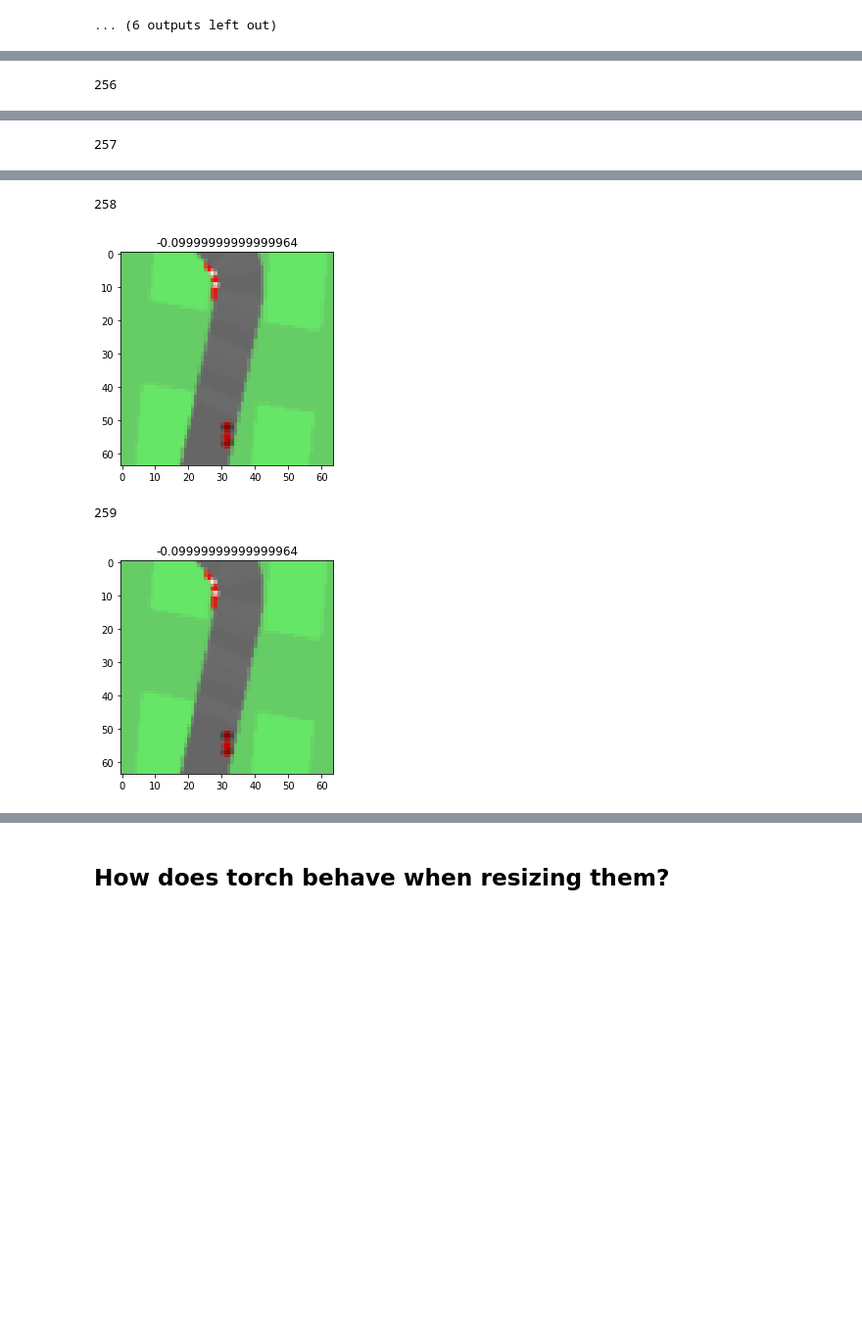
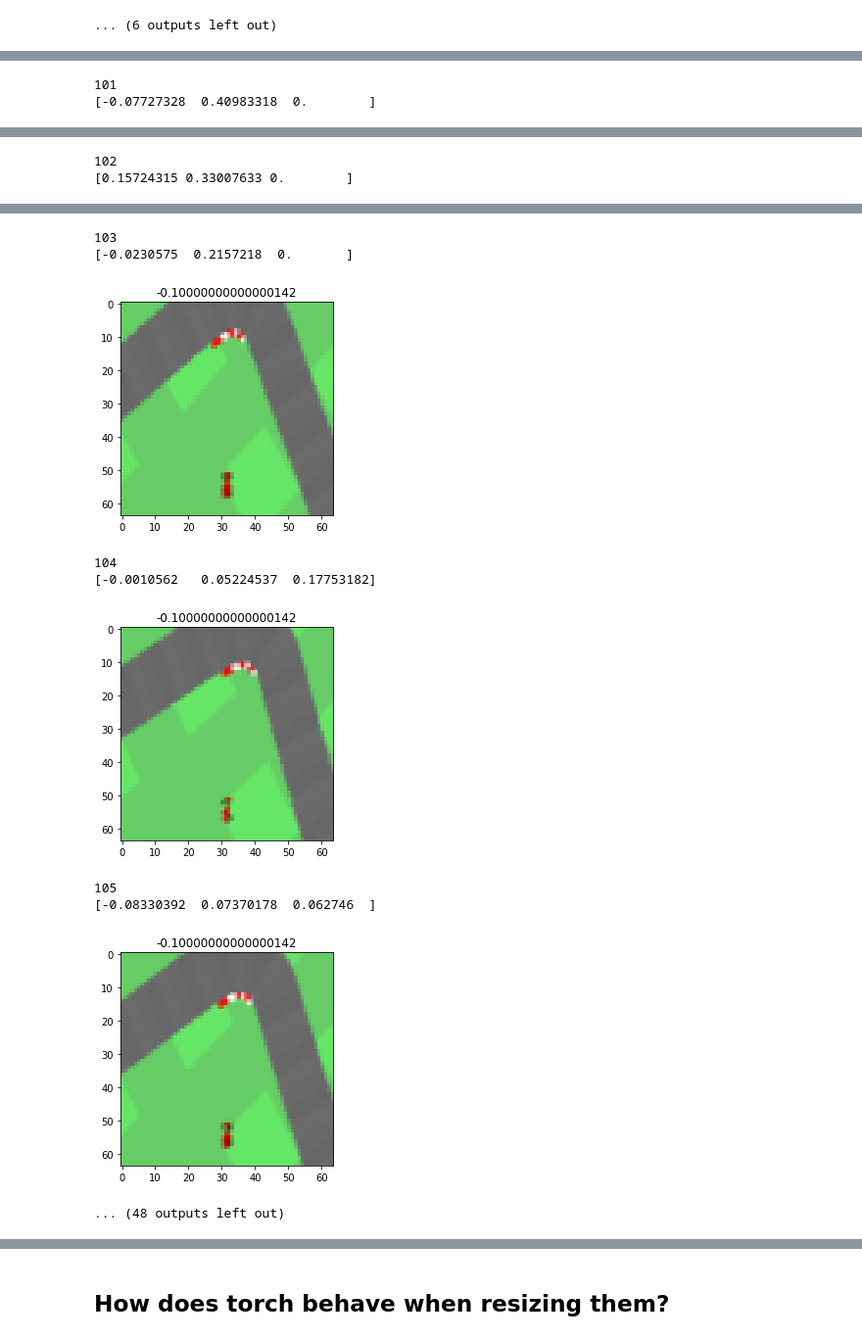
Before and after one commit to TrentBrick/Upside-Down-Free-Energy, a Jupyter notebook: notebooks/test_generated_images.ipynb, the cells around one changed output, grey strips where cells are left out. Shown at 98% size. Cells and saved outputs as stored; diff of their text form; code cells hidden in the pictures; blank space fills up the shorter version.

```diff
--- a/notebooks/test_generated_images.ipynb
+++ b/notebooks/test_generated_images.ipynb
@@ -59,4 +54,4 @@ for o in ha_obs:
 [figure]
 ... (6 outputs left out)
 # %%
-files = ['../datasets/downloads_from_server/trimmed_rollout0.npz']
+files = ['../datasets/downloads_from_server/example_rollout_random_policy.npz']
@@ -70,10 +137,11 @@ for f in files:
 
     observations = data['observations']
     rewards = data['rewards']
+    actions = data['actions']
     print(observations.shape)
 
-    start=255
-    number=5
+    start=100
+    number=30
     for i in range(start, start+number):
         print(i)
 
@@ -82,6 +150,7 @@ for f in files:
         obs = np.array(obs)/255
 
         plt.figure()
+        print(actions[i])
         plt.title(rewards[i])
         plt.imshow(obs)
         plt.show()
@@ -94 +164,2 @@ for f in files:
-256
+101
+[-0.07727328  0.40983318  0.        ]
@@ -96 +167,2 @@ for f in files:
-257
+102
+[0.15724315 0.33007633 0.        ]
@@ -98,7 +170,13 @@ for f in files:
-258
+103
+[-0.0230575  0.2157218  0.       ]
-[figure, old version]
+[figure, new version]
-259
+104
+[-0.0010562   0.05224537  0.17753182]
-[figure, old version]
+[figure, new version]
+105
+[-0.08330392  0.07370178  0.062746  ]
+[figure, added]
+... (48 outputs left out)
 # %%
 plt.hist(data['rewards'],bins=100)
 # %% [output]
```
Also changed, not shown: parts of 12 cells of this notebook, 6 other files.
